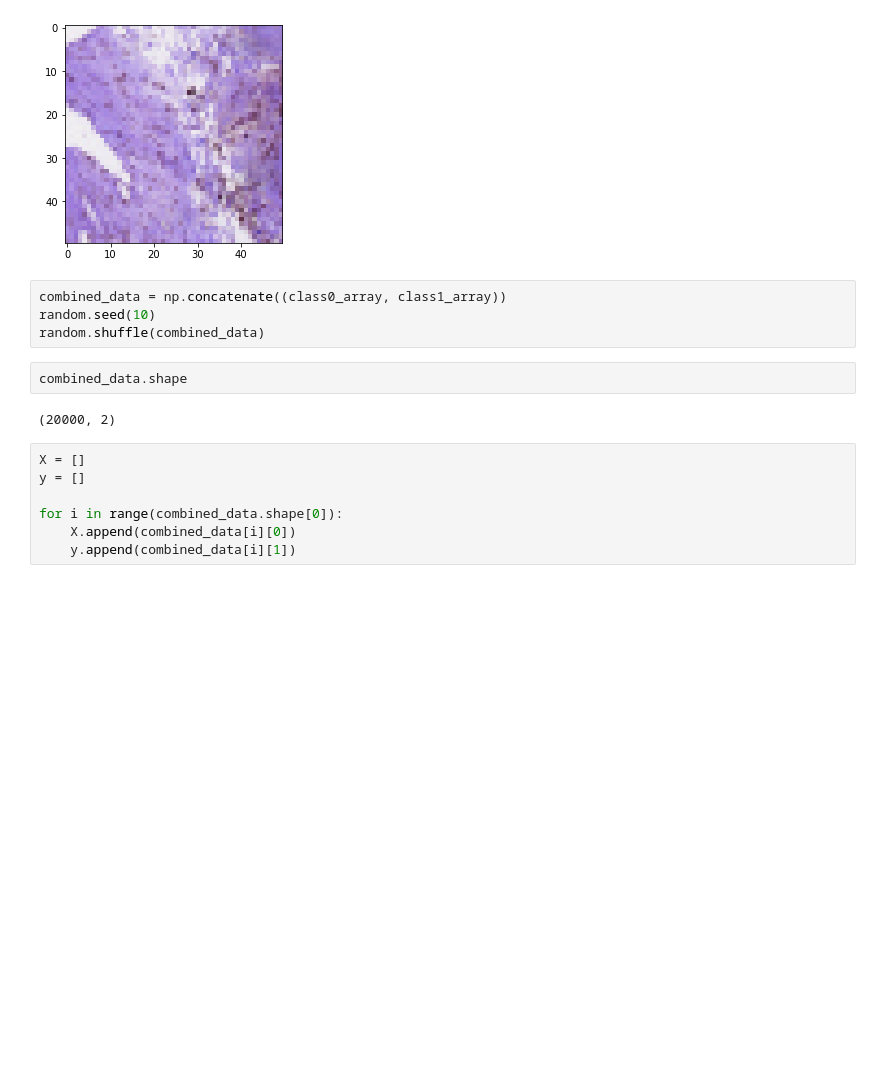
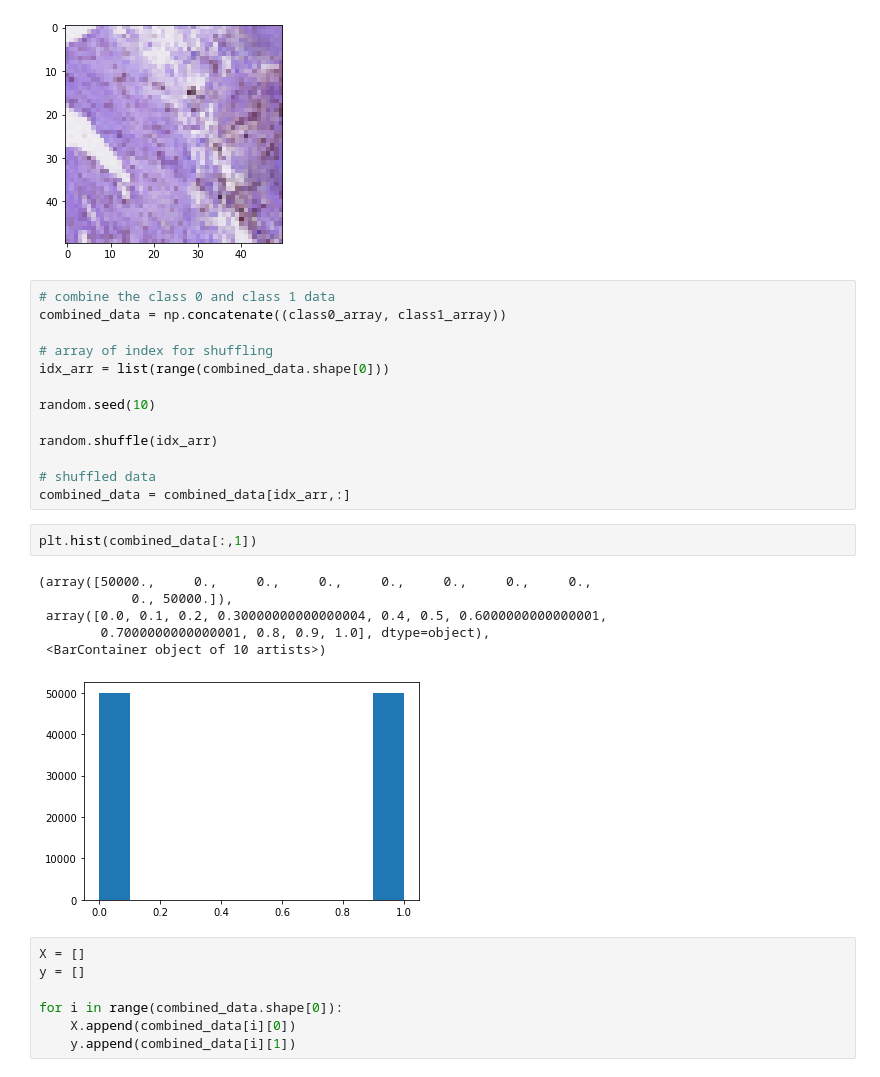
Before and after one commit to ymch815/ECE228ProjectTeam10, a Jupyter notebook: Self_constructed_CNN/project_main.ipynb, the cells around one changed output. Drawn from its saved outputs; the diff is of its cells as text; blank space fills up the shorter version.

```diff
--- a/Self_constructed_CNN/project_main.ipynb
+++ b/Self_constructed_CNN/project_main.ipynb
@@ -89,14 +97,28 @@ display(test.shape)
 # %% [output]
 (50, 50, 3)
 [figure]
-# %%
-combined_data = np.concatenate((class0_array, class1_array))
-random.seed(10)
-random.shuffle(combined_data)
-# %%
-combined_data.shape
-# %% [output]
-(20000, 2)
+# %%
+# combine the class 0 and class 1 data
+combined_data = np.concatenate((class0_array, class1_array))
+
+# array of index for shuffling
+idx_arr = list(range(combined_data.shape[0]))
+
+random.seed(10)
+
+random.shuffle(idx_arr)
+
+# shuffled data
+combined_data = combined_data[idx_arr,:]
+# %%
+plt.hist(combined_data[:,1])
+# %% [output]
+(array([50000.,     0.,     0.,     0.,     0.,     0.,     0.,     0.,
+            0., 50000.]),
+ array([0.0, 0.1, 0.2, 0.30000000000000004, 0.4, 0.5, 0.6000000000000001,
+        0.7000000000000001, 0.8, 0.9, 1.0], dtype=object),
+ <BarContainer object of 10 artists>)
+[figure, added]
 # %%
 X = []
 y = []
```
Also changed, not shown: parts of 9 cells of this notebook.
